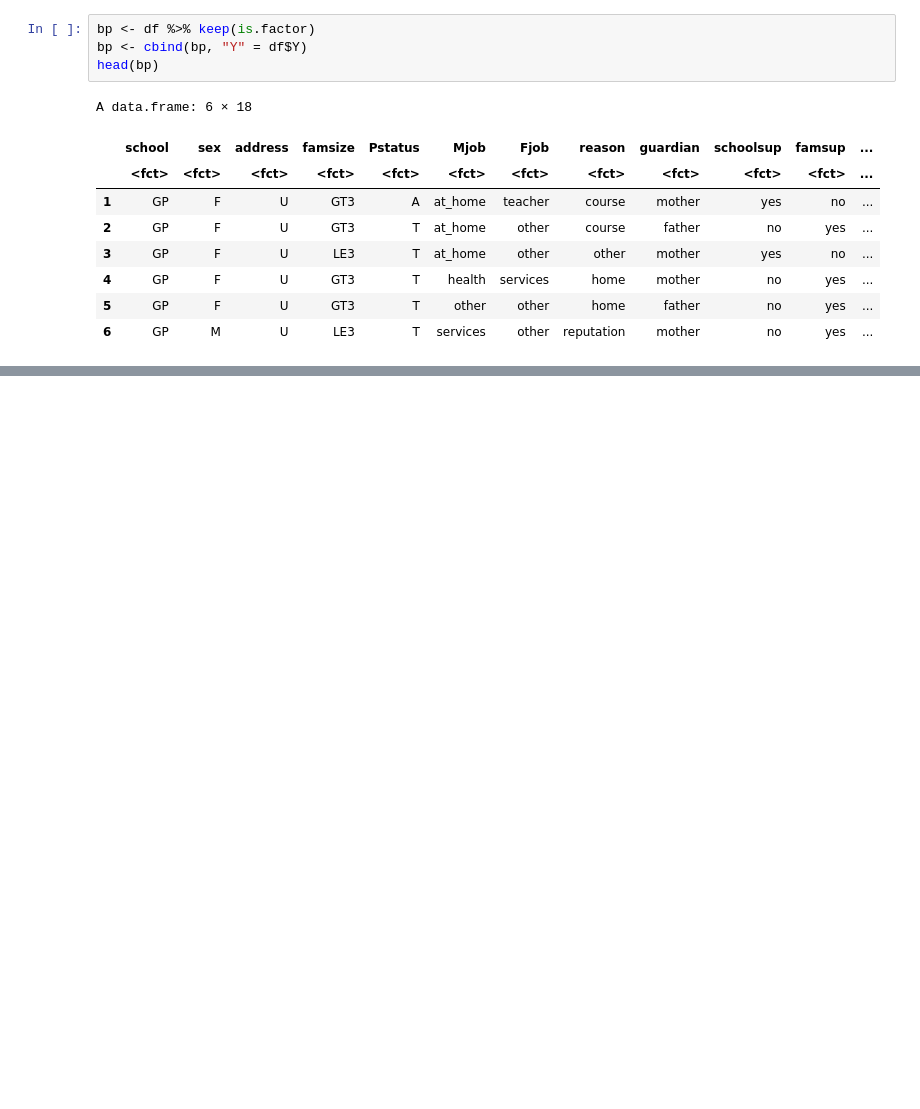
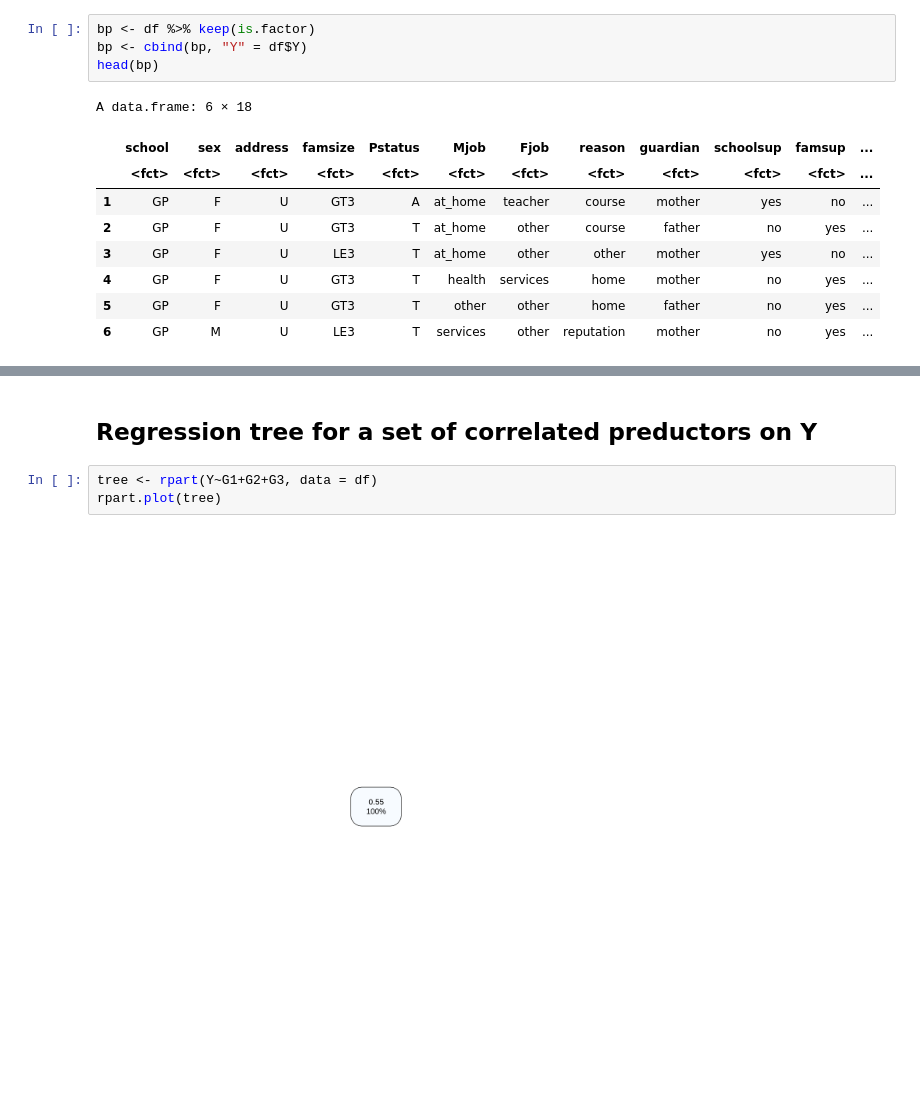
Before and after one commit to Jlokkerbol/masterclass, a Jupyter notebook: Data_understanding.ipynb, the cells around one changed output, grey strips where cells are left out. Drawn from its saved outputs; the diff is of its cells as text; blank space fills up the shorter version.

```diff
--- a/Data_understanding.ipynb
+++ b/Data_understanding.ipynb
@@ -285,0 +339,7 @@ ERROR: ignored
+# %% [markdown]
+## Regression tree for a set of correlated preductors on Y
+# %%
+tree <- rpart(Y~G1+G2+G3, data = df)
+rpart.plot(tree)
+# %% [output]
+[figure, added]
```
Also changed, not shown: parts of 11 cells of this notebook.
